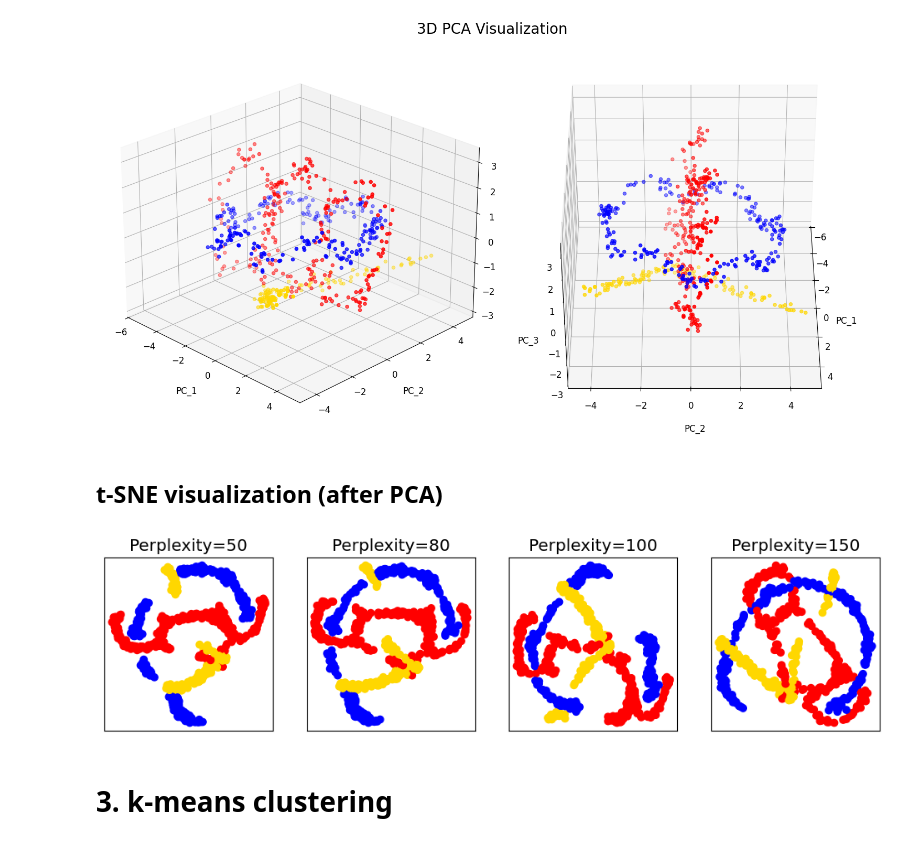
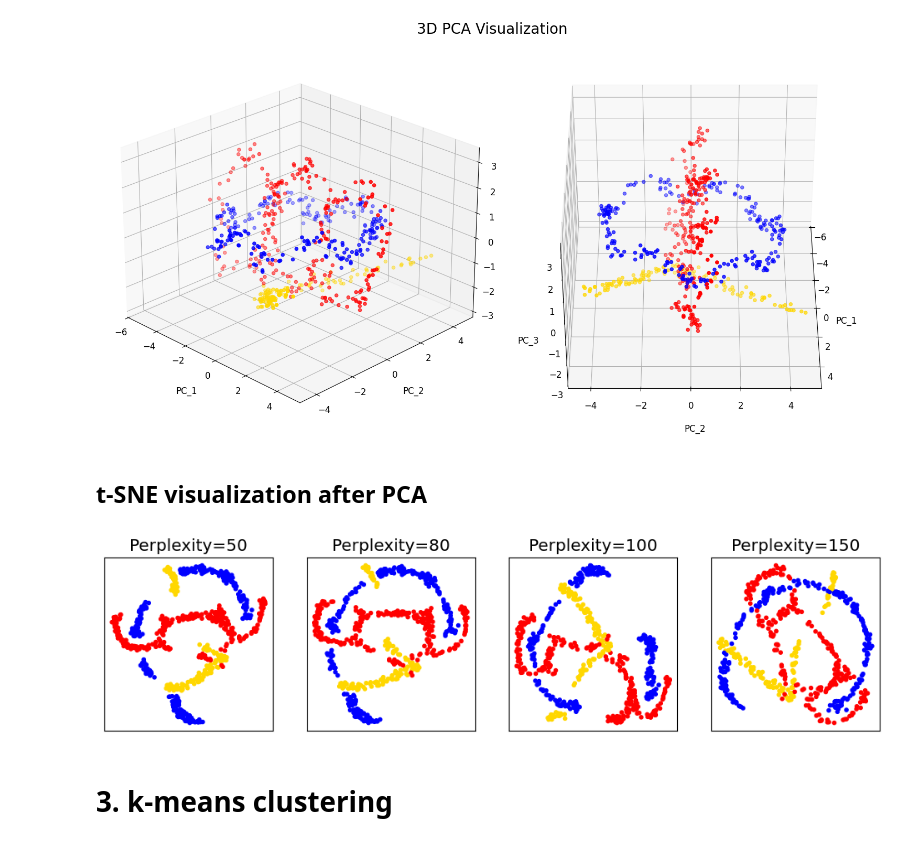
Before and after one commit to LucaBrocco/LCP_B_assignments, a Jupyter notebook: group2508_Exercise3_v3.ipynb, the cells around one changed output. Cells and saved outputs as stored; diff of their text form; code cells hidden in the pictures.

```diff
--- a/group2508_Exercise3_v3.ipynb
+++ b/group2508_Exercise3_v3.ipynb
@@ -299,13 +304,0 @@ plt.show()
-# %%
-'''
-nn = 10
-nbrs = NearestNeighbors(n_neighbors=nn+1).fit(x) #, algorithm='ball_tree'
-d, ind = nbrs.kneighbors(x)
-dd=d.T     ### distanza dell'i-esimo vicino per tutti i punti
-
-min_sample_range = [1, 2, 3, 4, 5]
-
-for i in min_sample_range:
-    mean_min_dist = np.mean(dd[i])
-    print(f"mean minimum distance between the {i}th neighbor: ", round(mean_min_dist))
-'''
@@ -436,36 +437,36 @@ create_pca_3d_plot(x_PCA, y, mycmap)
 # %% [output]
 [figure]
 # %% [markdown]
-## t-SNE visualization (after PCA)
+## t-SNE visualization after PCA
 # %%
 n_samples = N
 n_components = 2
 perplexities = [50,80,100,150]
 Np = len(perplexities)
 mycmap = ListedColormap(["blue","red","gold" ])
 
 (fig, subplots) = plt.subplots(1, Np, figsize=(3*Np, 2.7))
 
 X_all_PCA = [None]
 for i, perplexity in enumerate(perplexities):
     ax = subplots[i]
 
     t0 = time()
     tsne = manifold.TSNE(n_components=n_components, init='random',
                          random_state=0, perplexity=perplexity)
     Y_PCA = tsne.fit_transform(x_PCA)
     t1 = time()
     ax.set_title("Perplexity=%d" % perplexity)
-    ax.scatter(Y_PCA[:, 0], Y_PCA[:, 1], c=y,cmap=mycmap)
+    ax.scatter(Y_PCA[:, 0], Y_PCA[:, 1], c=y,cmap=mycmap, marker='.')
     ax.tick_params(left=False,bottom=False)
     ax.xaxis.set_major_formatter(NullFormatter())
     ax.yaxis.set_major_formatter(NullFormatter())
     ax.axis('tight')
     X_all_PCA.append(Y_PCA)
 
 plt.show()
 # %% [output]
-[figure, old version]
+[figure, new version]
 # %% [markdown]
 # 3. k-means clustering
 # %%
```
Also changed, not shown: parts of 7 cells of this notebook.
